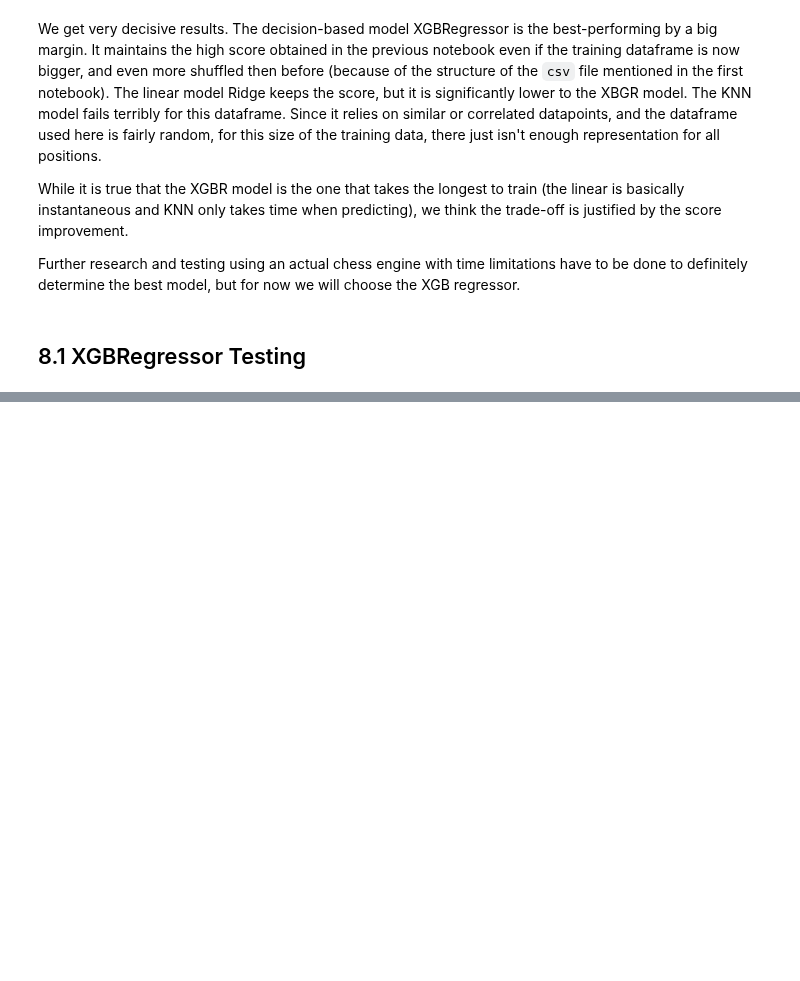
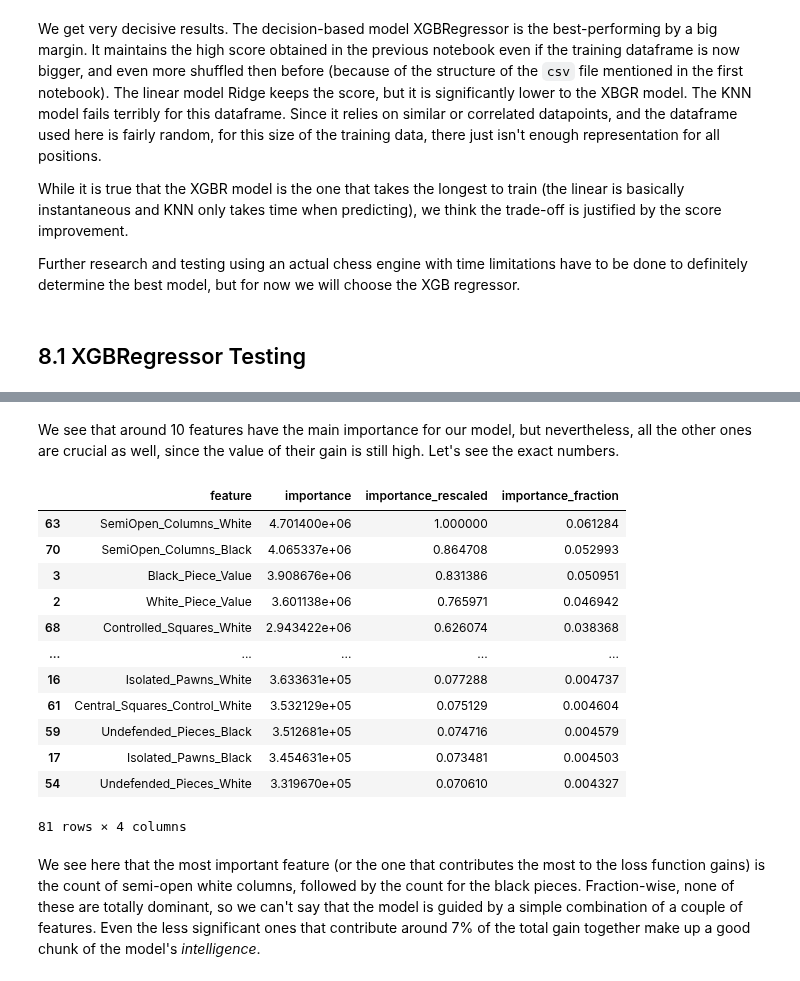
Before and after one commit to NatanSisoev/Chess-ML-Evaluator, a Jupyter notebook: notebooks/8_testing.ipynb, the cells around one changed output, grey strips where cells are left out. Saved outputs shown, nothing was run; the diff lists cells and outputs as text; code cells hidden in the pictures; blank space fills up the shorter version.

```diff
--- a/notebooks/8_testing.ipynb
+++ b/notebooks/8_testing.ipynb
@@ -50,0 +209,20 @@ Further research and testing using an actual chess engine with time limitations
+# %% [markdown]
+We see that around 10 features have the main importance for our model, but nevertheless, all the other ones are crucial as well, since the value of their gain is still high. Let's see the exact numbers.
+# %%
+importance_df.sort_values(by="importance", ascending=False)
+# %% [output]
+|  | feature | importance | importance_rescaled | importance_fraction |
+| 63 | SemiOpen_Columns_White | 4.701400e+06 | 1.000000 | 0.061284 |
+| 70 | SemiOpen_Columns_Black | 4.065337e+06 | 0.864708 | 0.052993 |
+| 3 | Black_Piece_Value | 3.908676e+06 | 0.831386 | 0.050951 |
+| 2 | White_Piece_Value | 3.601138e+06 | 0.765971 | 0.046942 |
+| 68 | Controlled_Squares_White | 2.943422e+06 | 0.626074 | 0.038368 |
+| ... | ... | ... | ... | ... |
+| 16 | Isolated_Pawns_White | 3.633631e+05 | 0.077288 | 0.004737 |
+| 61 | Central_Squares_Control_White | 3.532129e+05 | 0.075129 | 0.004604 |
+| 59 | Undefended_Pieces_Black | 3.512681e+05 | 0.074716 | 0.004579 |
+| 17 | Isolated_Pawns_Black | 3.454631e+05 | 0.073481 | 0.004503 |
+| 54 | Undefended_Pieces_White | 3.319670e+05 | 0.070610 | 0.004327 |
+81 rows × 4 columns
+# %% [markdown]
+We see here that the most important feature (or the one that contributes the most to the loss function gains) is the count of semi-open white columns, followed by the count for the black pieces. Fraction-wise, none of these are totally dominant, so we can't say that the model is guided by a simple combination of a couple of features. Even the less significant ones that contribute around 7% of the total gain together make up a good chunk of the model's _intelligence_.
```
Also changed, not shown: parts of 14 cells of this notebook, 9 other files.
